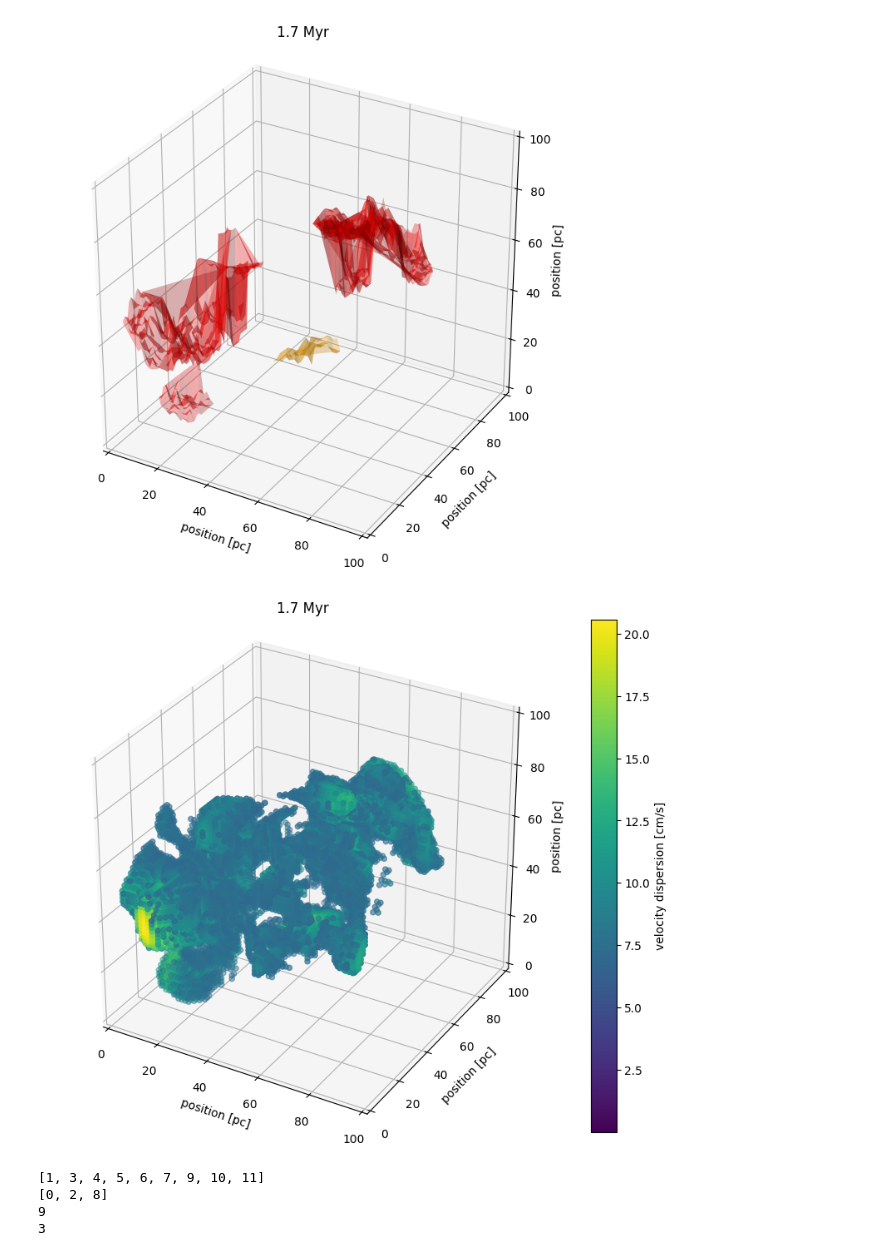
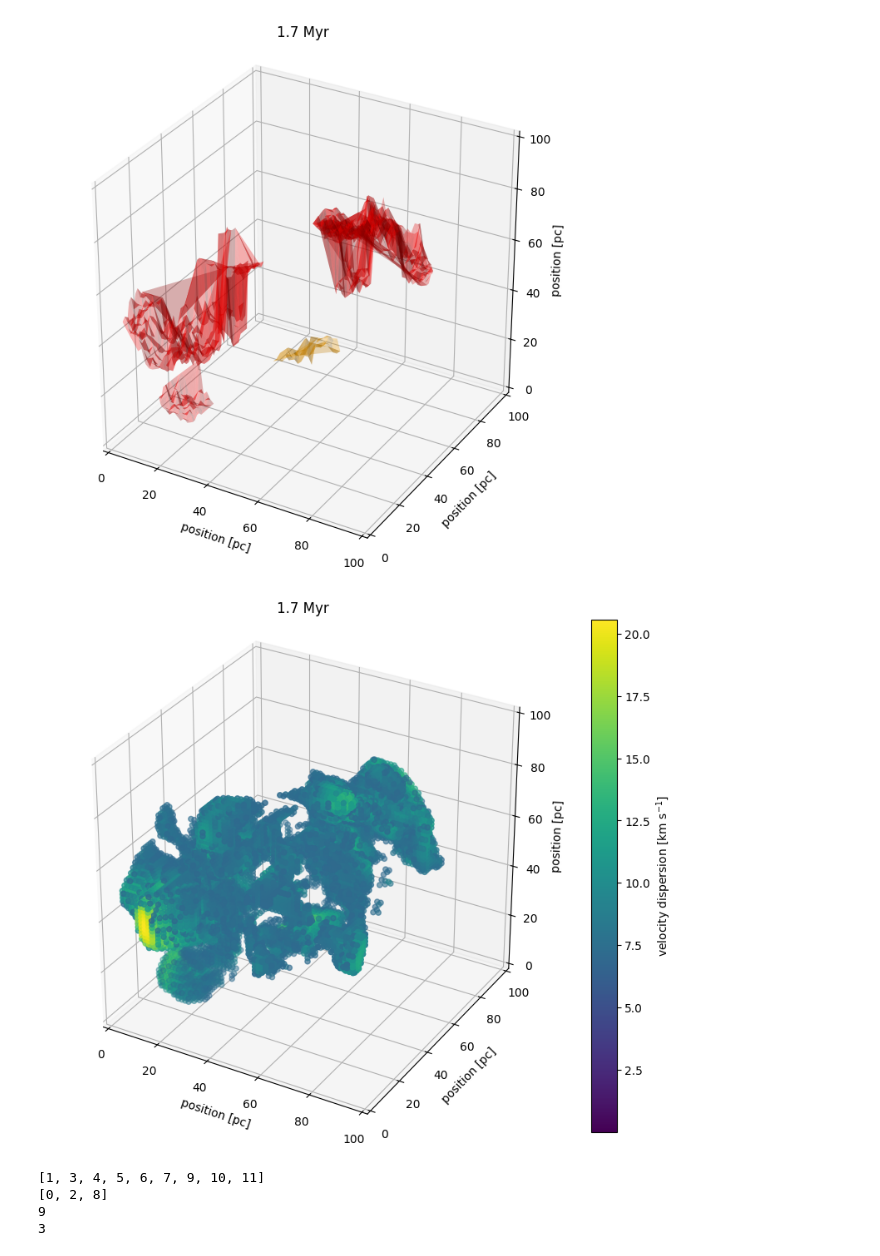
Before and after one commit to kotora260/StarGen, a Jupyter notebook: analysis_velocity_ppp/dendro_2200.ipynb, the cells around one changed output. Saved outputs shown, nothing was run; the diff lists cells and outputs as text; code cells hidden in the pictures.

```diff
--- a/analysis_velocity_ppp/dendro_2200.ipynb
+++ b/analysis_velocity_ppp/dendro_2200.ipynb
@@ -132,35 +132,35 @@ ax.set_box_aspect((1,1,1))
 
 x_coords = np.repeat(np.arange(shape[0]), shape[1]*shape[2]) * hx
 y_coords = np.tile(np.repeat(np.arange(shape[1]), shape[2]), shape[0]) * hy
 z_coords = np.tile(np.arange(shape[2]), shape[0]*shape[1]) * hz
 
 threshold = 7
 mask= gas_density > threshold
 
 x_filtered = x_coords[mask]
 y_filtered = y_coords[mask]
 z_filtered = z_coords[mask]
 gas_mass_filtered = gas_density[mask]
 
 scatter = ax.scatter(x_filtered, y_filtered, z_filtered, c=gas_mass_filtered, cmap=colormap, norm=norm)
 
 cbar = plt.colorbar(scatter, ax=ax, orientation='vertical')
-cbar.set_label('velocity dispersion [cm/s]')
+cbar.set_label('velocity dispersion [km s$^{-1}$]')
 
 ax.set_xlim3d(0, 100)
 ax.set_ylim3d(0, 100)
 ax.set_zlim3d(0, 100)
 
 
 plt.title("1.7 Myr")
 
 X = ax.set_xlabel('position [pc]')
 Y = ax.set_ylabel('position [pc]')
 Z = ax.set_zlabel('position [pc]')
 
 #plt.savefig("3Dmap_400")
 # %% [output]
-[figure, old version]
+[figure, new version]
 # %%
 dendro = Dendrogram.compute(dv, min_value=7, min_delta=5, min_npix=20)
 # %%
```
Also changed, not shown: parts of 1 cell of this notebook.
